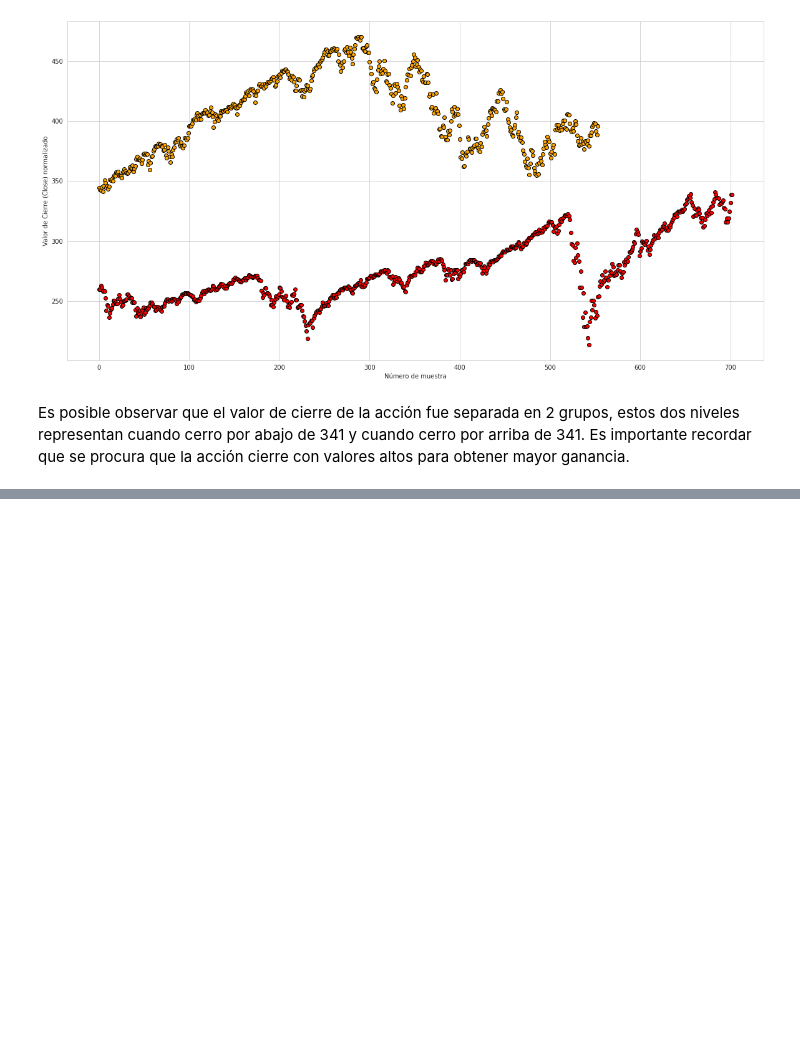
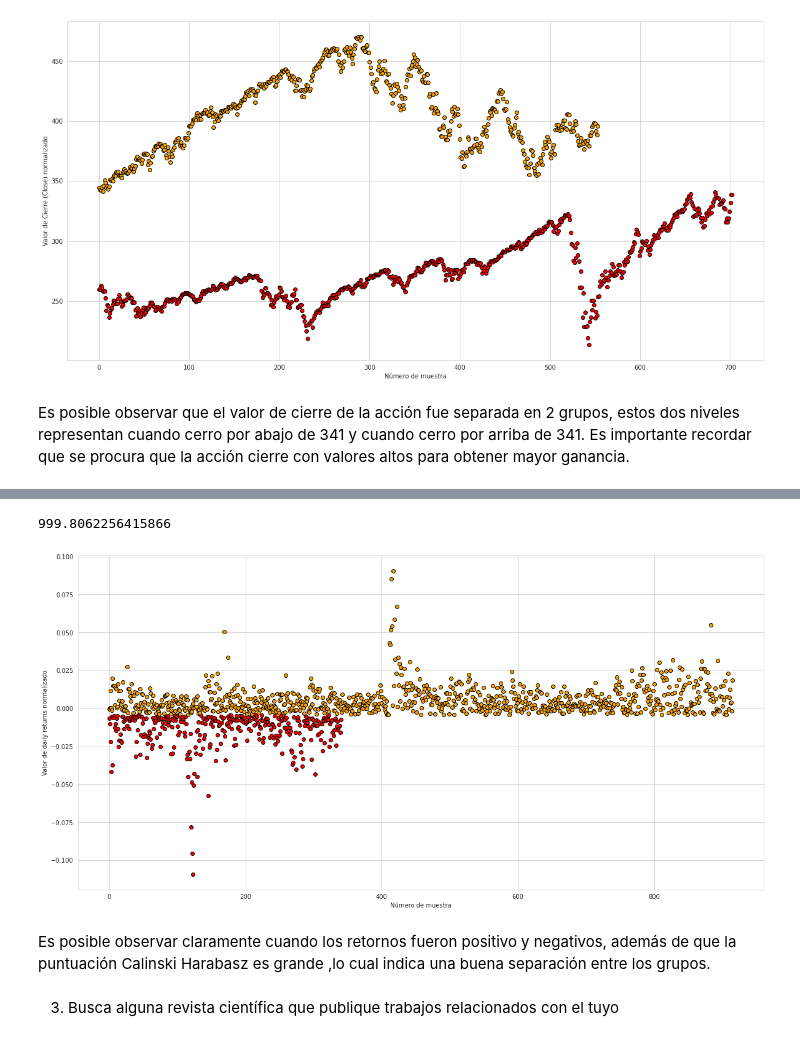
Before and after one commit to MaLuisa7/Machine_Learning_Lessons, a Jupyter notebook: TAREAS_ML.ipynb, the cells around one changed output, grey strips where cells are left out. Drawn from its saved outputs; the diff is of its cells as text; code cells hidden in the pictures; blank space fills up the shorter version.

```diff
--- a/TAREAS_ML.ipynb
+++ b/TAREAS_ML.ipynb
@@ -783,0 +804,29 @@ Es posible observar que el valor de cierre de la acción fue separada en 2 grupo
+# %%
+X = sp500.daily_return.values.reshape(-1, 1)
+
+kmeans = KMeans(n_clusters=2, random_state=30)
+labels = kmeans.fit_predict(X)
+ch_index = calinski_harabasz_score(X, labels)
+print(ch_index)
+
+unique_labels = list(set(labels))
+colors = ['red', 'orange', 'grey', 'blue']
+
+plt.figure(figsize= (20,10))
+for i in unique_labels:
+    filtered_label = X[labels == i]
+    plt.scatter( range(0,len(filtered_label[:,0])),
+                filtered_label[:,0],
+                color = colors[i],
+                edgecolor='k')
+
+plt.xlabel('Número de muestra')
+plt.ylabel('Valor de daily returns normalizado')
+plt.show()
+# %% [output]
+999.8062256415866
+[figure, added]
+# %% [markdown]
+Es posible observar claramente cuando los retornos fueron positivo y negativos, además de que la puntuación Calinski Harabasz es grande ,lo cual indica una buena separación entre los grupos.
+# %% [markdown]
+3. Busca alguna revista científica que publique trabajos relacionados con el tuyo
```
Also changed, not shown: parts of 7 cells of this notebook.
